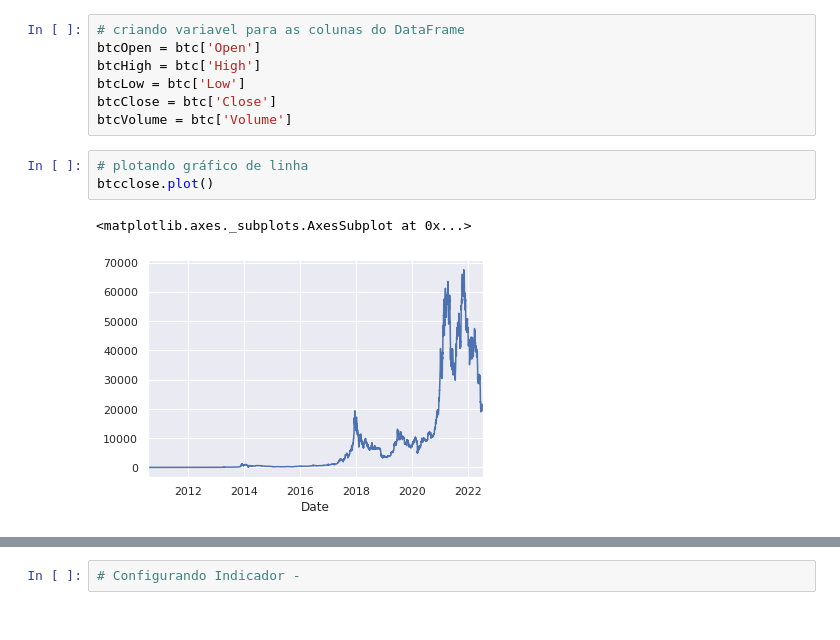
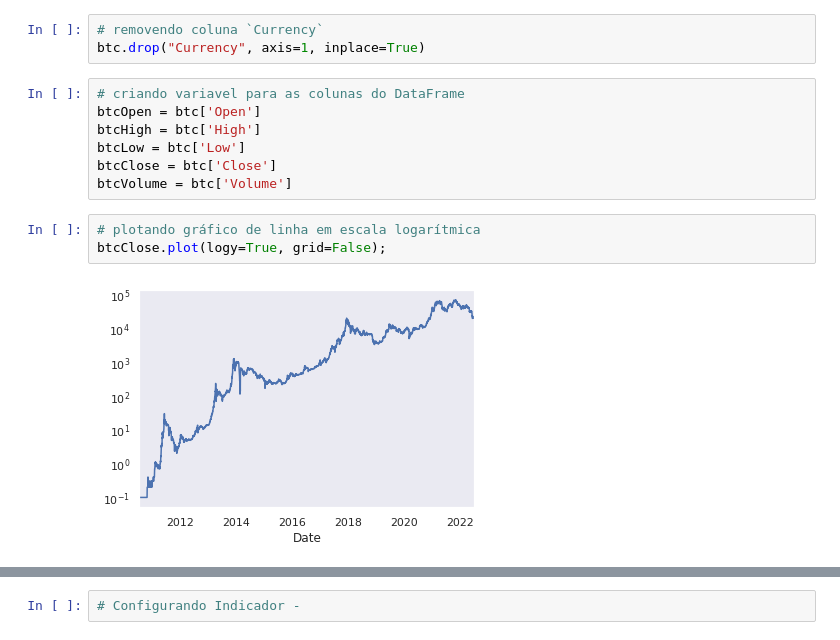
Before and after one commit to marcosilvaa/data_projects, a Jupyter notebook: Análise_Técnica_Bitcoin_.ipynb, the cells around one changed output, grey strips where cells are left out. Cells and saved outputs as stored; diff of their text form.

```diff
--- a/Análise_Técnica_Bitcoin_.ipynb
+++ b/Análise_Técnica_Bitcoin_.ipynb
@@ -82,3 +47,6 @@ btc
+# %%
+# removendo coluna `Currency`
+btc.drop("Currency", axis=1, inplace=True)
 # %%
 # criando variavel para as colunas do DataFrame
 btcOpen = btc['Open']
@@ -87,8 +55,7 @@ btcLow = btc['Low']
 btcClose = btc['Close']
 btcVolume = btc['Volume']
 # %%
-# plotando gráfico de linha
-btcclose.plot()
+# plotando gráfico de linha em escala logarítmica
+btcClose.plot(logy=True, grid=False);
 # %% [output]
-<matplotlib.axes._subplots.AxesSubplot at 0x...>
-[figure, old version]
+[figure, new version]
```
Also changed, not shown: parts of 23 cells of this notebook.
